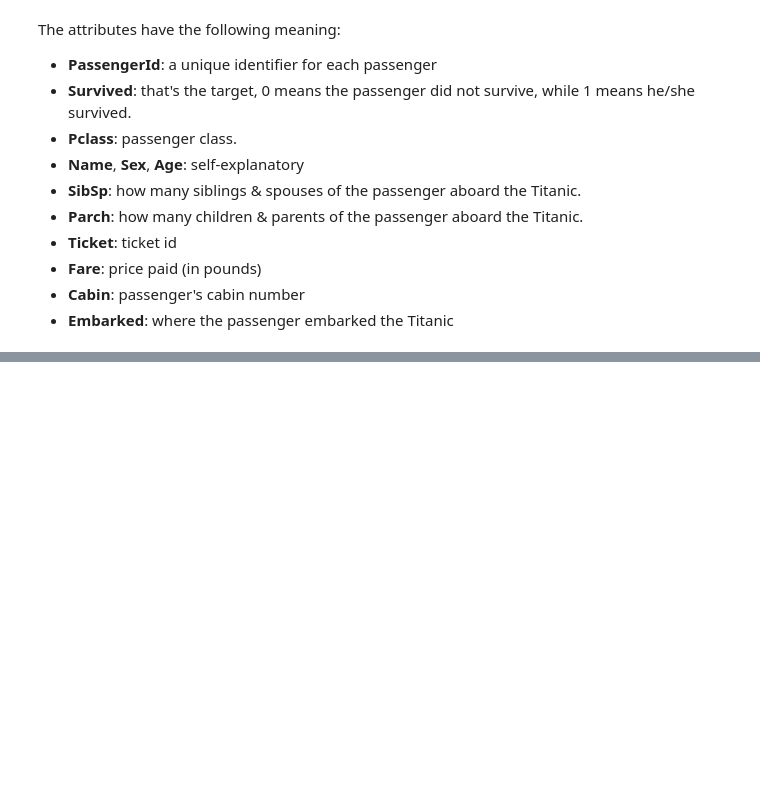
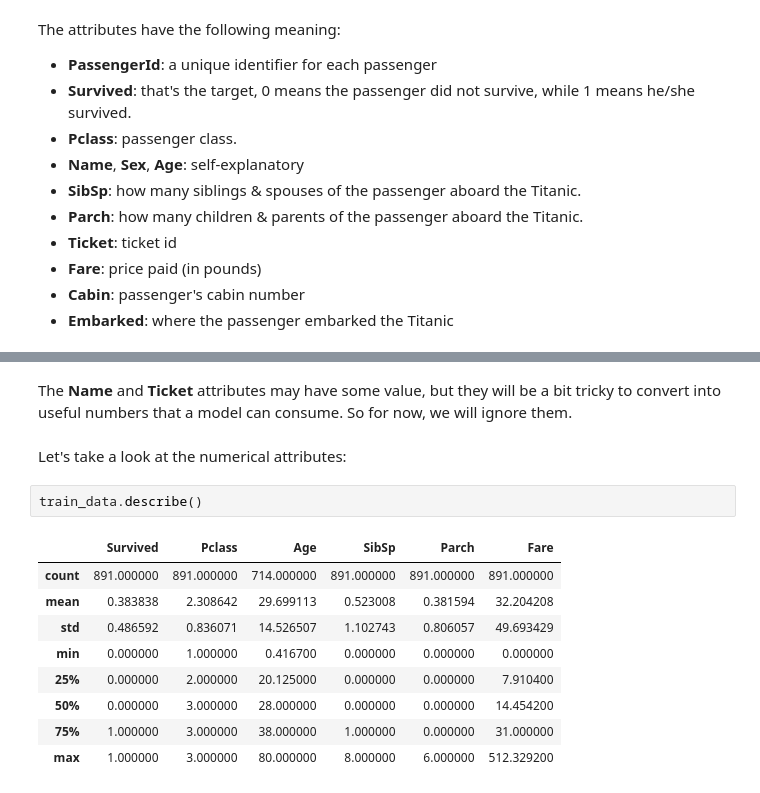
Before and after one commit to nepalsandesh/Classification, a Jupyter notebook: titanic.ipynb, the cells around one changed output, grey strips where cells are left out. Cells and saved outputs as stored; diff of their text form; blank space fills up the shorter version.

```diff
--- a/titanic.ipynb
+++ b/titanic.ipynb
@@ -49,0 +96,16 @@ The attributes have the following meaning:
+# %% [markdown]
+The **Name** and **Ticket** attributes may have some value, but they will be a bit tricky to convert into useful numbers that a model can consume. So for now, we will ignore them.
+# %% [markdown]
+Let's take a look at the numerical attributes:
+# %%
+train_data.describe()
+# %% [output]
+|  | Survived | Pclass | Age | SibSp | Parch | Fare |
+| count | 891.000000 | 891.000000 | 714.000000 | 891.000000 | 891.000000 | 891.000000 |
+| mean | 0.383838 | 2.308642 | 29.699113 | 0.523008 | 0.381594 | 32.204208 |
+| std | 0.486592 | 0.836071 | 14.526507 | 1.102743 | 0.806057 | 49.693429 |
+| min | 0.000000 | 1.000000 | 0.416700 | 0.000000 | 0.000000 | 0.000000 |
+| 25% | 0.000000 | 2.000000 | 20.125000 | 0.000000 | 0.000000 | 7.910400 |
+| 50% | 0.000000 | 3.000000 | 28.000000 | 0.000000 | 0.000000 | 14.454200 |
+| 75% | 1.000000 | 3.000000 | 38.000000 | 1.000000 | 0.000000 | 31.000000 |
+| max | 1.000000 | 3.000000 | 80.000000 | 8.000000 | 6.000000 | 512.329200 |
```
Also changed, not shown: parts of 36 cells of this notebook.
